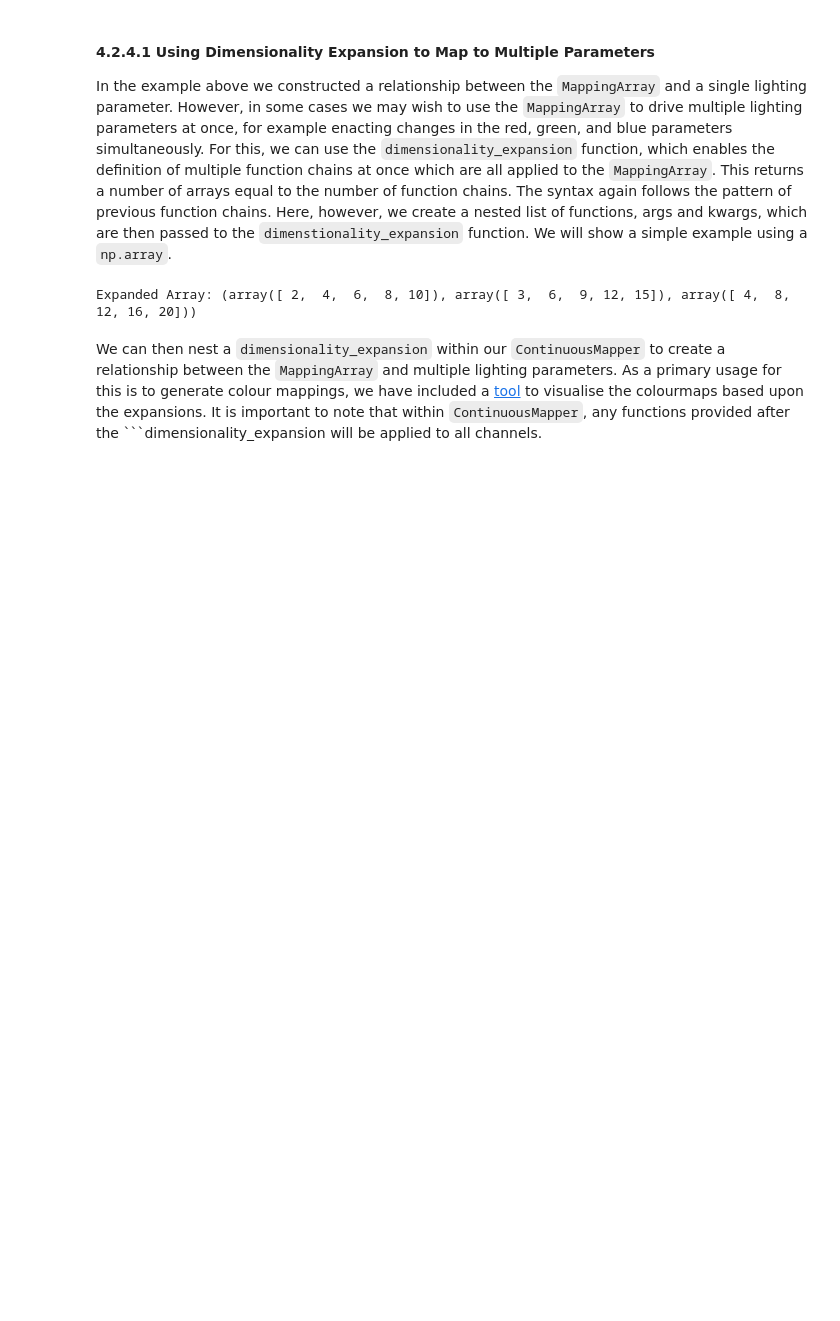
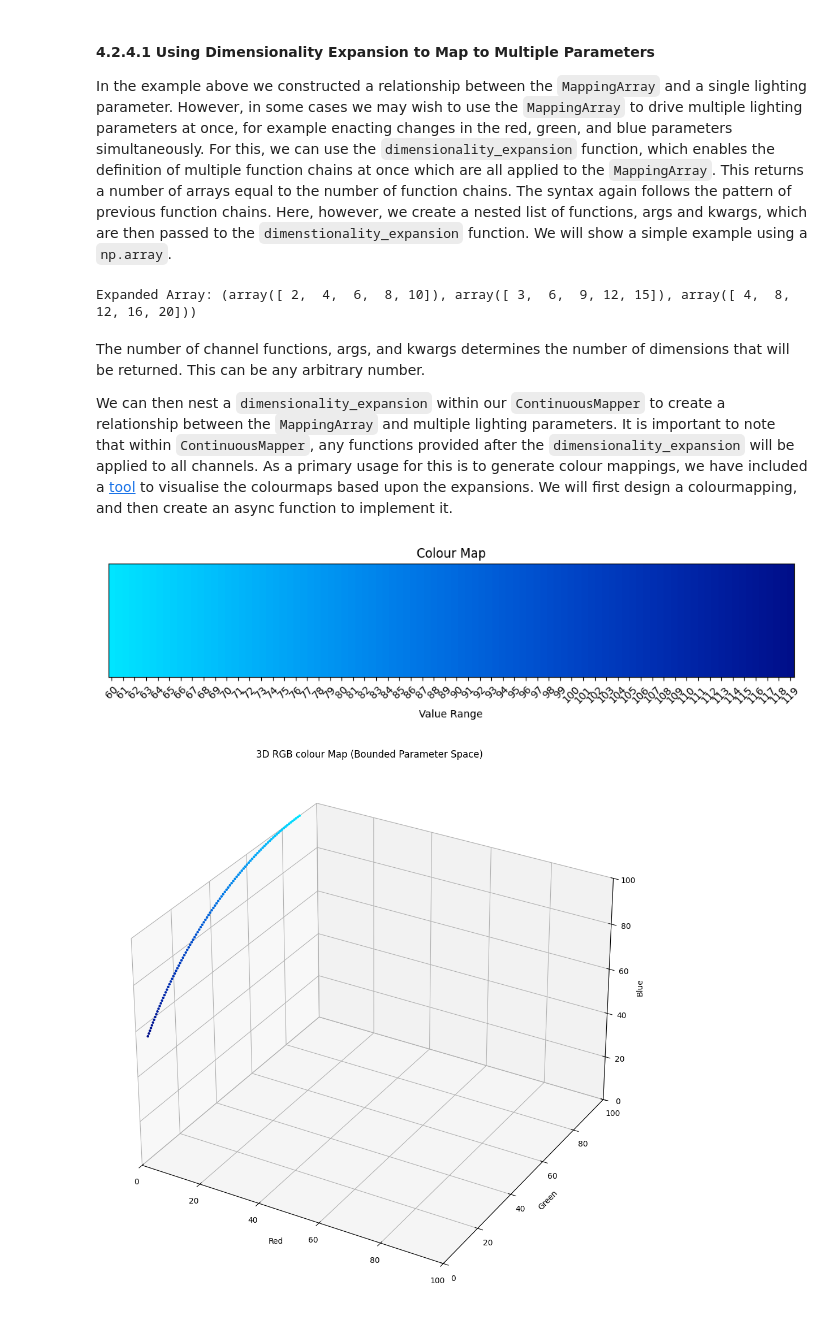
Before and after one commit to Hughav92/LightHearted, a Jupyter notebook: documentation/tutorial.ipynb, the cells around one changed output. Drawn from its saved outputs; the diff is of its cells as text; code cells hidden in the pictures; blank space fills up the shorter version.

````diff
--- a/documentation/tutorial.ipynb
+++ b/documentation/tutorial.ipynb
@@ -1575,4 +1575,34 @@ print(f"Expanded Array: {expanded_array}")
 # %% [output]
 Expanded Array: (array([ 2,  4,  6,  8, 10]), array([ 3,  6,  9, 12, 15]), array([ 4,  8, 12, 16, 20]))
 # %% [markdown]
-We can then nest a ```dimensionality_expansion``` within our ```ContinuousMapper``` to create a relationship between the ```MappingArray``` and multiple lighting parameters. As a primary usage for this is to generate colour mappings, we have included a [tool](../mapping_tools/colour_mapping_visualiser.ipynb) to visualise the colourmaps based upon the expansions. It is important to note that within ```ContinuousMapper```, any functions provided after the ```dimensionality_expansion will be applied to all channels.
+The number of channel functions, args, and kwargs determines the number of dimensions that will be returned. This can be any arbitrary number.
+
+We can then nest a ```dimensionality_expansion``` within our ```ContinuousMapper``` to create a relationship between the ```MappingArray``` and multiple lighting parameters. It is important to note that within ```ContinuousMapper```, any functions provided after the ```dimensionality_expansion``` will be applied to all channels. As a primary usage for this is to generate colour mappings, we have included a [tool](../mapping_tools/colour_mapping_visualiser.ipynb) to visualise the colourmaps based upon the expansions. We will first design a colourmapping, and then create an async function to implement it.
+# %%
+from mapping_tools.colour_mapping_tools import *
+from mapping.mapping_functions import ones, zeros, flip_range, offset, sine, cosine
+
+# plot the rgb colour map of a range of values set in x - simulates a mapping range - uncomment the example you want to run
+
+range_min = 60 # range minimum value
+range_max = 120 # range maximum value
+
+x = np.linspace(range_min, range_max, 100) # set the range of values to be mapped with the first two arguments being the min and max of the range, and the third argument being the number of points in the range for visualisation
+x = range_scaler(x, 0, 1, range_min, range_max)
+
+r_functions = [zeros] # red channel functions returns an array of zeros
+g_functions = [sine, flip_range, offset] # green channel functions returns a sine function, flips the range between 0 and 1 and offsets it
+b_functions = [cosine] # blue channel functions returns a cosine function
+r_kwargs_list = [{}]
+g_kwargs_list = [{}, {"min":0, "max":1}, {"offset":-0.1}]
+b_kwargs_list = [{}]
+
+r, g, b = dimensionality_expansion(x, channel_functions=[r_functions, g_functions, b_functions], channel_kwargs_list=[r_kwargs_list, g_kwargs_list, b_kwargs_list])
+
+ticks = np.linspace(0, len(r)-1, range_max-range_min)  # ticks for the x-axis
+labels = np.arange(range_min, range_max, 1)
+plot_colour_map(r, g, b, plot_range=True, ticks=ticks, labels=labels, title="Colour Map")
+plot_rgb_3d_colourmap(r, g, b)
+# %% [output]
+[figure, added]
+[figure, added]
````
Also changed, not shown: parts of 6 cells of this notebook, 2 other files.
